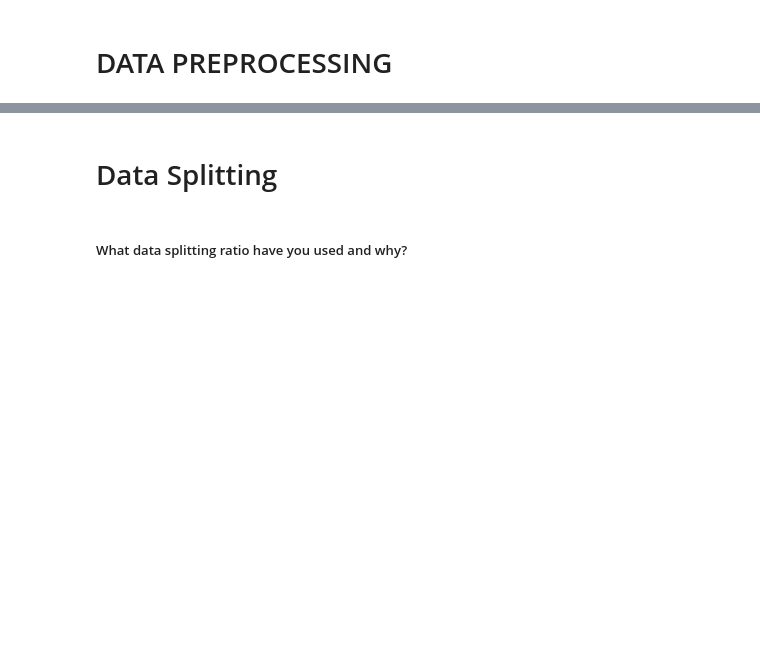
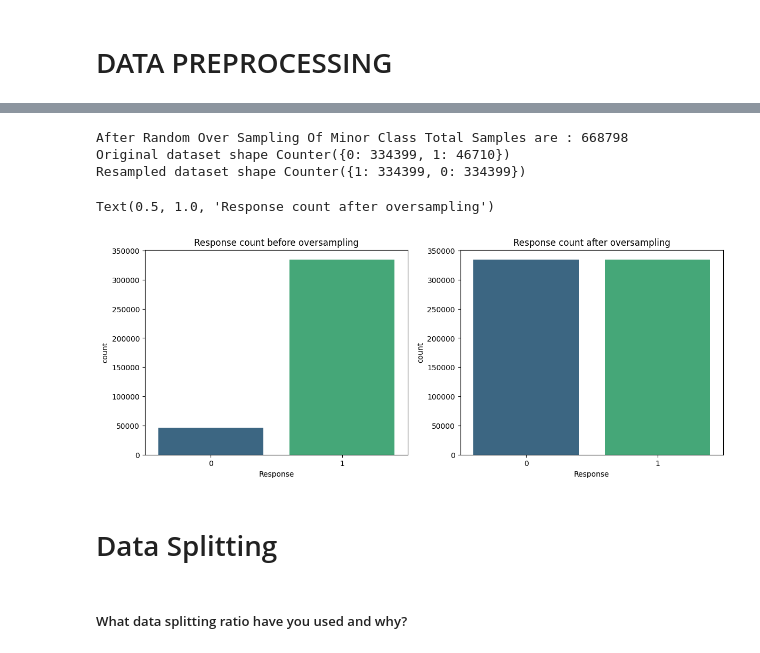
Before and after one commit to Kalpesh-Nandedkar/HEALTH-INSURANCE-CROSS-SELL-PREDICTION, a Jupyter notebook: HEALTH_INSURANCE_CROSS_SELL_PREDICTION.ipynb, the cells around one changed output, grey strips where cells are left out. Cells and saved outputs as stored; diff of their text form; code cells hidden in the pictures; blank space fills up the shorter version.

```diff
--- a/HEALTH_INSURANCE_CROSS_SELL_PREDICTION.ipynb
+++ b/HEALTH_INSURANCE_CROSS_SELL_PREDICTION.ipynb
@@ -1028,0 +1036,10 @@ df.head()
+# %%
+# defining dependent and independent features
+X = df.drop(columns = ['id','Response'], axis = 1)   # independent variable
+y = df['Response']  # dependent variable
+# %%
+# Fill any numerical NaNs with mode()
+
+fill_mode = lambda col: col.fillna(col.mode())
+X = X.apply(fill_mode, axis=0)
+df = df.apply(fill_mode, axis=0)
@@ -1029,2 +1059,26 @@ df.head()
+# %%
+# Oversampling the class for better modelling
+ros = RandomOverSampler(random_state=0)
+X_new,y_new= ros.fit_resample(X, y)
+
+print("After Random Over Sampling Of Minor Class Total Samples are :", len(y_new))
+print('Original dataset shape {}'.format(Counter(y)))
+print('Resampled dataset shape {}'.format(Counter(y_new)))
+# %% [output]
+After Random Over Sampling Of Minor Class Total Samples are : 668798
+Original dataset shape Counter({0: 334399, 1: 46710})
+Resampled dataset shape Counter({1: 334399, 0: 334399})
+# %%
+# plotting the above results
+fig, axes = plt.subplots(1,2, figsize = (14,5))
+oversampled = pd.concat([pd.DataFrame(y_new), pd.DataFrame(X_new)], axis=1)
+
+sns.countplot(data = y, x = y, ax = axes[0], palette = 'viridis')
+sns.countplot(data = oversampled, x = y_new, ax = axes[1], palette = 'viridis')
+axes[0].set_title('Response count before oversampling')
+axes[1].set_title('Response count after oversampling')
+# %% [output]
+Text(0.5, 1.0, 'Response count after oversampling')
+[figure, added]
 # %% [markdown]
 # Data Splitting
```
Also changed, not shown: parts of 22 cells of this notebook.
